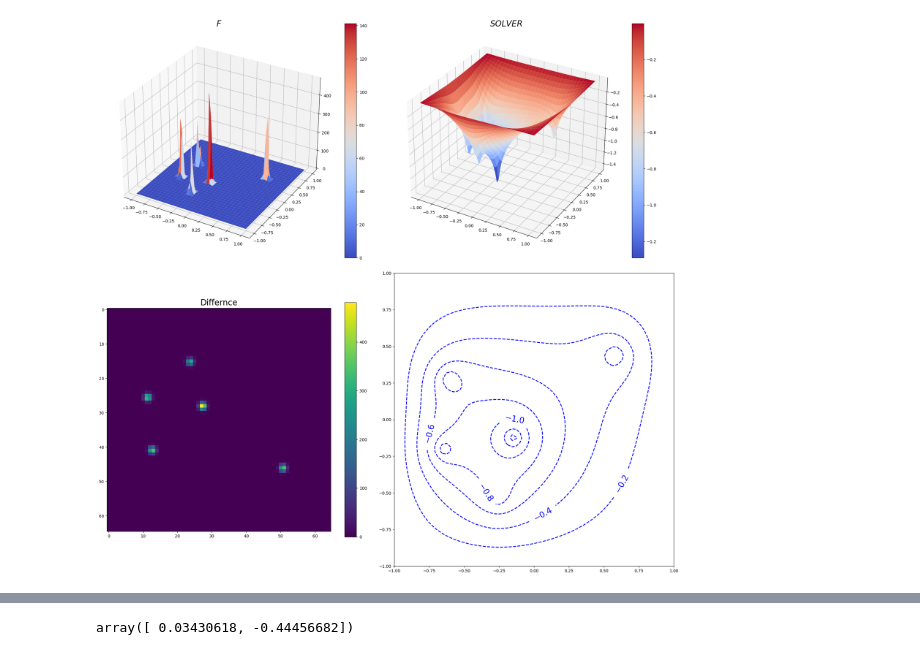
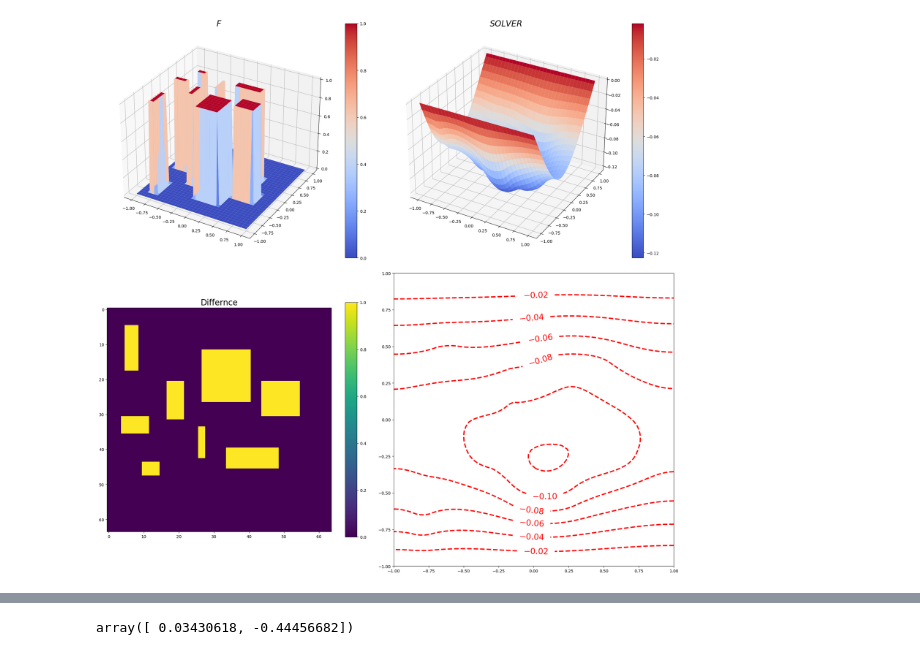
Before and after one commit to dljjqy/ConvNet, a Jupyter notebook: tradition.ipynb, the cells around one changed output, grey strips where cells are left out. Saved outputs shown, nothing was run; the diff lists cells and outputs as text; code cells hidden in the pictures.

```diff
--- a/tradition.ipynb
+++ b/tradition.ipynb
@@ -144,43 +144,50 @@ u = u.reshape(33, 33)
 w = w.reshape(33, 33)
 # %%
 a = 1
-n = 65
+n = 64
 x = np.linspace(-a, a, n)
 y = np.linspace(-a, a, n)
 xx, yy = np.meshgrid(x, y)
+
+F = np.load(f'./data/{n}/block/fd_F.npy')
+B = np.load(f'./data/{n}/block/fd_B.npy')
+U = np.load(f'./data/{n}/block/fd_XN.npy')
+
+idx = 10
+f, b, u = F[idx], B[idx], U[idx]
 
 
 fig = plt.figure()
 fig.set_figheight(20)
 fig.set_figwidth(20)
 # g = normal(f[0], f[1], h=0.08)
 ax1 = fig.add_subplot(2, 2, 1, projection='3d')
 ax2 = fig.add_subplot(2, 2, 2, projection='3d')
 ax3 = fig.add_subplot(2, 2, 3)
 ax4 = fig.add_subplot(2, 2, 4)
 
 
 ax1.set_title(f'$F$', fontsize=20)
 surf_bc = ax1.plot_surface(xx, yy, f, cmap=cm.coolwarm,)
 plt.colorbar(surf_bc, shrink=0.8, ax=ax1)
 
 ax2.set_title(f'$SOLVER$', fontsize=20)
-surf = ax2.plot_surface(xx, yy, w, cmap=cm.coolwarm,)
+surf = ax2.plot_surface(xx, yy, u, cmap=cm.coolwarm,)
 plt.colorbar(surf, shrink=0.8, ax=ax2)
 
 ax3.set_title(f'Differnce', fontsize=20)
 im = ax3.imshow(f)
 plt.colorbar(im, shrink=0.8, ax=ax3)
 
-ct1 = ax4.contour(xx, yy, w, colors='b', linewidths=2)
-# ct2 = ax4.contour(xx, yy, u, colors='r', linewidths=3)
-ax4.clabel(ct1, inline=True, fontsize=20)
-# ax4.clabel(ct2, inline=True, fontsize=20)
+# ct1 = ax4.contour(xx, yy, w, colors='b', linewidths=2)
+ct2 = ax4.contour(xx, yy, u, colors='r', linewidths=3)
+# ax4.clabel(ct1, inline=True, fontsize=20)
+ax4.clabel(ct2, inline=True, fontsize=20)
 # h1, _ = ct1.legend_elements()
-# h2, _ = ct2.legend_elements()
+h2, _ = ct2.legend_elements()
 fig.tight_layout()
 # %% [output]
-[figure, old version]
+[figure, new version]
 # %%
 data_path = './data/65/mixed/'
 # AN = sparse.load_npz(f'{data_path}fv_AN.npz').tocsr()
```
Also changed, not shown: parts of 1 cell of this notebook, 3 other files.
